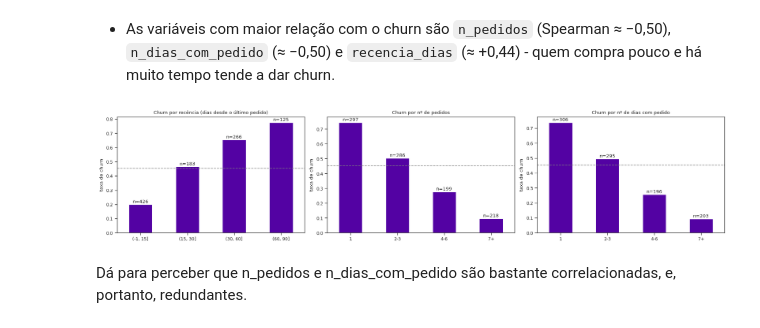
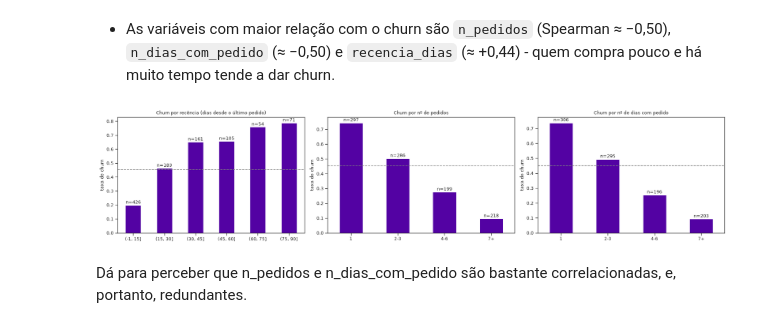
Before and after one commit to lgns-cin/CIN0144, a Jupyter notebook: EDA/com_pedidos.ipynb, the cells around one changed output. Saved outputs shown, nothing was run; the diff lists cells and outputs as text; code cells hidden in the pictures.

```diff
--- a/EDA/com_pedidos.ipynb
+++ b/EDA/com_pedidos.ipynb
@@ -759,26 +787,26 @@ pandas.DataFrame(linhas).set_index('variável').sort_values('Spearman', key=abs,
 # %%
 com_pedido = com_pedido.copy()
 
-com_pedido['faixa_recencia'] = pandas.cut(com_pedido['recencia_dias'], [-1, 15, 30, 60, 90])
+com_pedido['faixa_recencia'] = pandas.cut(com_pedido['recencia_dias'], [-1, 15, 30, 45, 60, 75, 90])
 com_pedido['faixa_pedidos'] = pandas.cut(com_pedido['n_pedidos'], [0, 1, 3, 6, 100], labels=['1', '2-3', '4-6', '7+'])
 com_pedido['faixa_dias'] = pandas.cut(com_pedido['n_dias_com_pedido'], [0, 1, 3, 6, 100], labels=['1', '2-3', '4-6', '7+'])
 
 fig, axes = plot.subplots(1, 3, figsize=(18, 4))
 for ax, coluna, titulo in [(axes[0], 'faixa_recencia', 'Churn por recência (dias desde o último pedido)'),
                            (axes[1], 'faixa_pedidos', 'Churn por nº de pedidos'),
                            (axes[2], 'faixa_dias', 'Churn por nº de dias com pedido')]:
     tabela = com_pedido.groupby(coluna, observed=True)['churned'].agg(n='count', taxa='mean')
     tabela['taxa'].plot(kind='bar', ax=ax, rot=0)
     ax.axhline(leads['churned'].mean(), color='gray', linestyle='--')    # linha tracejada = taxa geral dos leads
     for i, (n, taxa) in enumerate(zip(tabela['n'], tabela['taxa'])):
         ax.text(i, taxa + 0.01, f'n={n}', ha='center')
     ax.set_title(titulo)
     ax.set_xlabel('')
     ax.set_ylabel('taxa de churn')
 plot.tight_layout()
 plot.show()
 # %% [output]
-[figure, old version]
+[figure, new version]
 # %% [markdown]
 Dá para perceber que n_pedidos e n_dias_com_pedido são bastante correlacionadas, e, portanto, redundantes.
 # %% [markdown]
```
Also changed, not shown: parts of 41 cells of this notebook.
